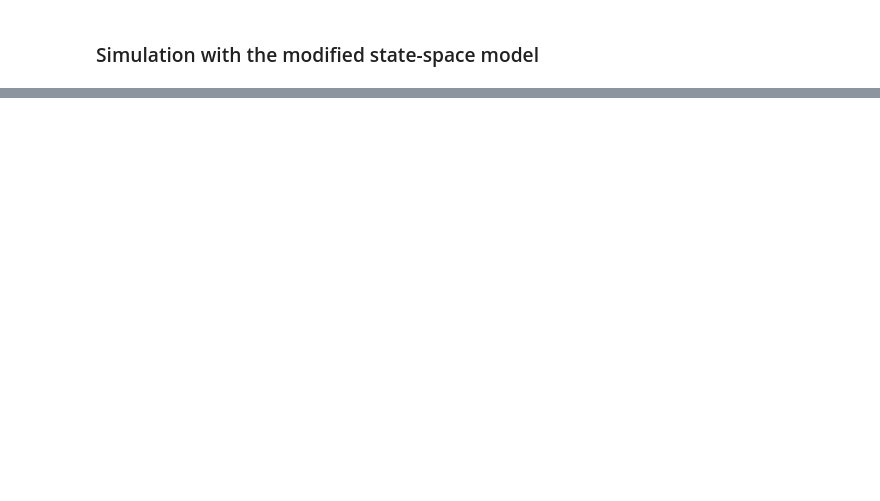
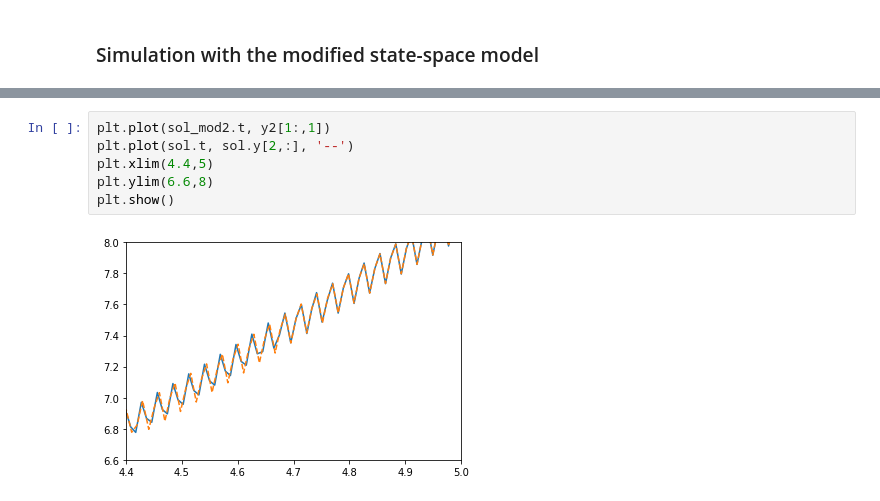
Before and after one commit to urho-h/torque_estimation_masters, a Jupyter notebook: notebooks/modified_state_matrix_2dof.ipynb, the cells around one changed output, grey strips where cells are left out. Drawn from its saved outputs; the diff is of its cells as text; blank space fills up the shorter version.

```diff
--- a/notebooks/modified_state_matrix_2dof.ipynb
+++ b/notebooks/modified_state_matrix_2dof.ipynb
@@ -165,0 +187,8 @@ plt.show()
+# %%
+plt.plot(sol_mod2.t, y2[1:,1])
+plt.plot(sol.t, sol.y[2,:], '--')
+plt.xlim(4.4,5)
+plt.ylim(6.6,8)
+plt.show()
+# %% [output]
+[figure, added]
```
Also changed, not shown: parts of 8 cells of this notebook.
